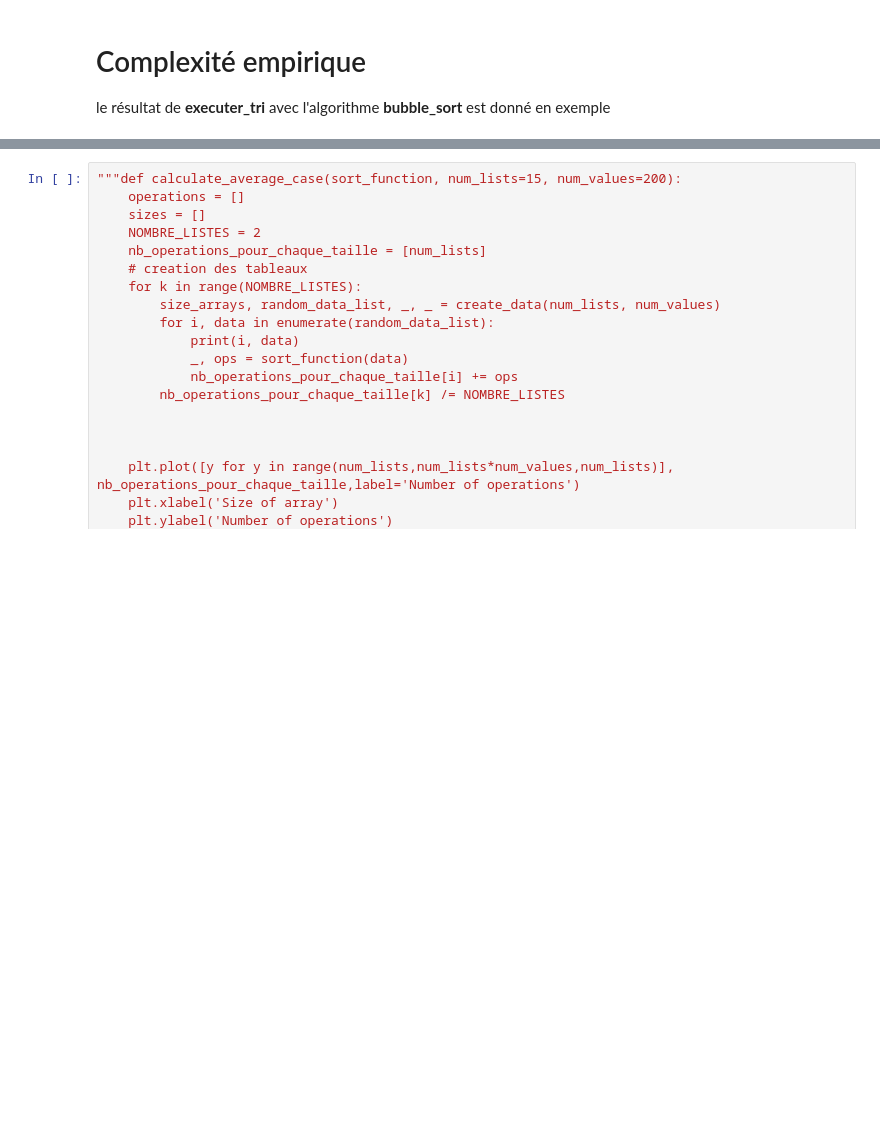
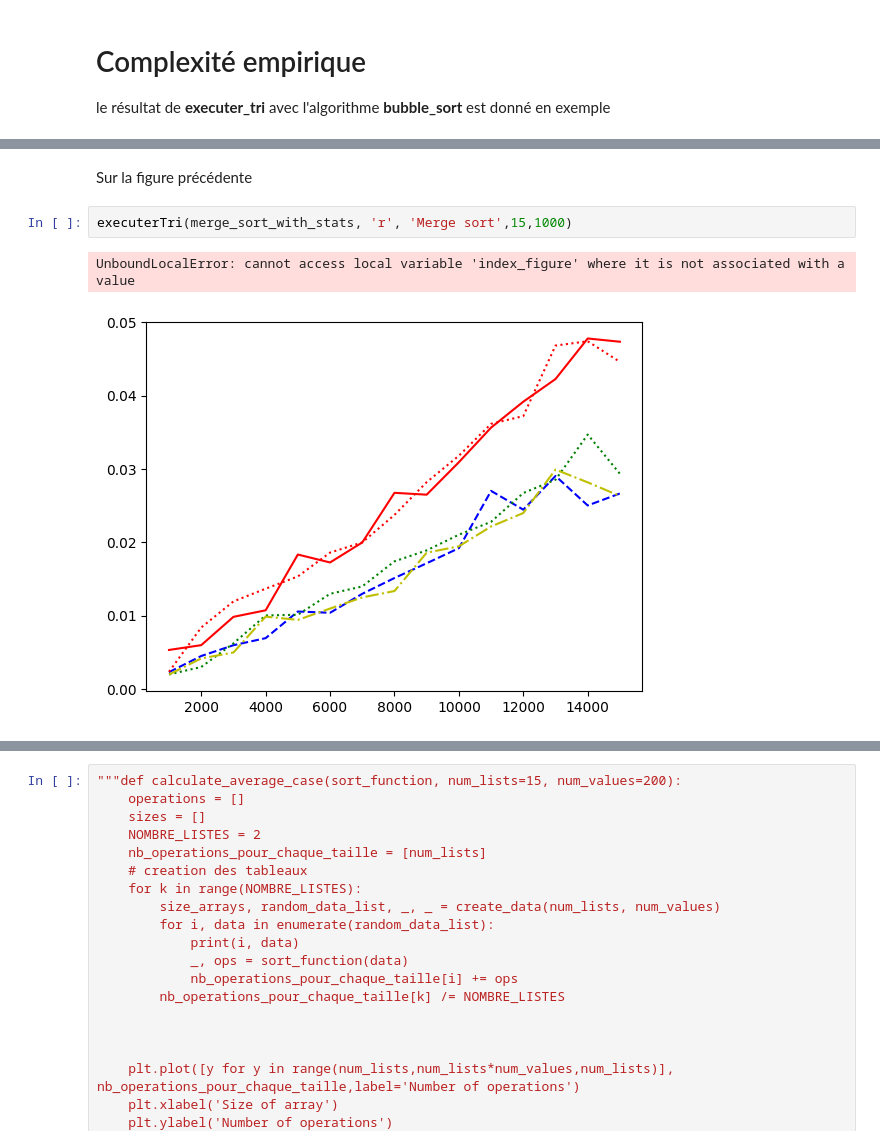
Before and after one commit to Nikoala4/IT4A, a Jupyter notebook: IT4A_Complexity_Project.ipynb, the cells around one changed output, grey strips where cells are left out. Drawn from its saved outputs; the diff is of its cells as text; blank space fills up the shorter version.

```diff
--- a/IT4A_Complexity_Project.ipynb
+++ b/IT4A_Complexity_Project.ipynb
@@ -650,3 +653,10 @@ executerTri(merge_sort_with_stats, 'r', 'Merge sort')
+# %% [markdown]
+Sur la figure précédente
+# %%
+executerTri(merge_sort_with_stats, 'r', 'Merge sort',15,1000)
+# %% [output]
+UnboundLocalError: cannot access local variable 'index_figure' where it is not associated with a value
+[figure, added]
 # %%
 executerTri(quick_sort_main_with_stats, 'r', 'Quick sort')
 # %% [output]
```
Also changed, not shown: parts of 5 cells of this notebook.
